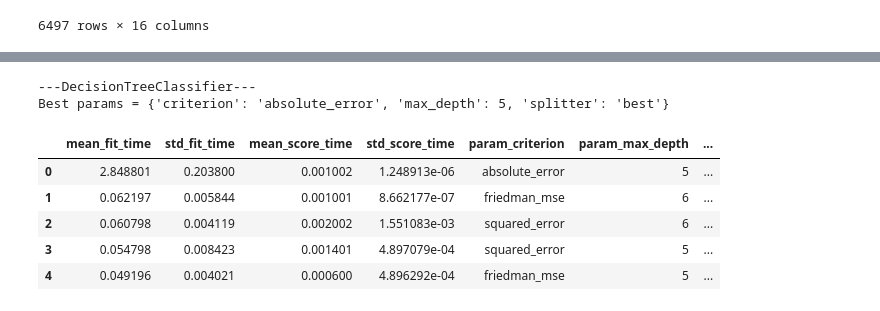
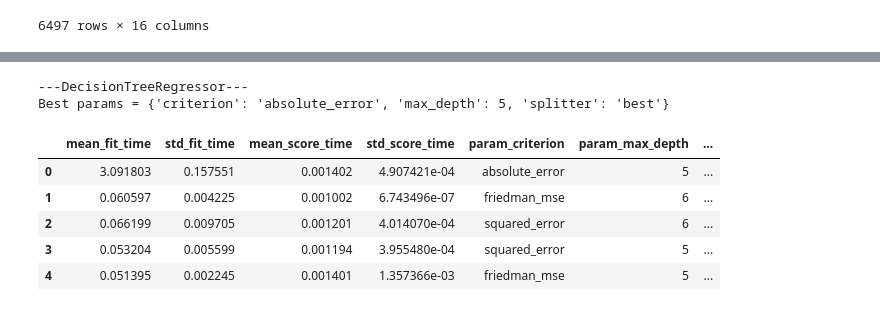
Before and after one commit to mateuspinto/wine-classification, a Jupyter notebook: notebooks/price_model.ipynb, the cells around one changed output, grey strips where cells are left out. Cells and saved outputs as stored; diff of their text form; code cells hidden in the pictures.

```diff
--- a/notebooks/price_model.ipynb
+++ b/notebooks/price_model.ipynb
@@ -130,13 +133,13 @@ DATA_Y = DATA['price'].to_numpy()
 # %%
 %%time
 if True:
-    HP_TUNNER = GridSearchCV(LinearRegression(), {'fit_intercept':[False, True]}, n_jobs=-1)
+    HP_TUNNER = GridSearchCV(LinearRegression(), {'fit_intercept':[False, True], 'normalize':[False, True]}, n_jobs=-1)
     HP_TUNNER.fit(DATA_X, DATA_Y)
 
     print('---LinearRegression---')
     print(f'Best params = {HP_TUNNER.best_params_}')
     print()
-    display(pd.DataFrame(HP_TUNNER.cv_results_).sort_values(by='rank_test_score', ignore_index=True).head())
+    display(pd.DataFrame(HP_TUNNER.cv_results_).sort_values(by='rank_test_score', ignore_index=True).drop(columns=['params', 'split0_test_score', 'split1_test_score', 'split2_test_score', 'split3_test_score', 'split4_test_score']).head())
     print()
 # %% [output]
 ---LinearRegression---
@@ -149,20 +154,20 @@ Wall time: 2.09 s
 # %%
 %%time
 if True:
     HP_TUNNER = GridSearchCV(DecisionTreeRegressor(random_state=RANDOM_SEED), {'max_depth':[4, 5, 6], 'criterion':['squared_error', 'friedman_mse', 'absolute_error'], 'splitter':['best']}, n_jobs=-1)
     HP_TUNNER.fit(DATA_X, DATA_Y)
 
-    print('---DecisionTreeClassifier---')
+    print('---DecisionTreeRegressor---')
     print(f'Best params = {HP_TUNNER.best_params_}')
     print()
-    display(pd.DataFrame(HP_TUNNER.cv_results_).sort_values(by='rank_test_score', ignore_index=True).head())
+    display(pd.DataFrame(HP_TUNNER.cv_results_).sort_values(by='rank_test_score', ignore_index=True).drop(columns=['params', 'split0_test_score', 'split1_test_score', 'split2_test_score', 'split3_test_score', 'split4_test_score']).head())
     print()
 # %% [output]
----DecisionTreeClassifier---
+---DecisionTreeRegressor---
 Best params = {'criterion': 'absolute_error', 'max_depth': 5, 'splitter': 'best'}
 |  | mean_fit_time | std_fit_time | mean_score_time | std_score_time | param_criterion | param_max_depth | ... |
-| 0 | 2.848801 | 0.203800 | 0.001002 | 1.248913e-06 | absolute_error | 5 | ... |
-| 1 | 0.062197 | 0.005844 | 0.001001 | 8.662177e-07 | friedman_mse | 6 | ... |
-| 2 | 0.060798 | 0.004119 | 0.002002 | 1.551083e-03 | squared_error | 6 | ... |
-| 3 | 0.054798 | 0.008423 | 0.001401 | 4.897079e-04 | squared_error | 5 | ... |
-| 4 | 0.049196 | 0.004021 | 0.000600 | 4.896292e-04 | friedman_mse | 5 | ... |
+| 0 | 3.091803 | 0.157551 | 0.001402 | 4.907421e-04 | absolute_error | 5 | ... |
+| 1 | 0.060597 | 0.004225 | 0.001002 | 6.743496e-07 | friedman_mse | 6 | ... |
+| 2 | 0.066199 | 0.009705 | 0.001201 | 4.014070e-04 | squared_error | 6 | ... |
+| 3 | 0.053204 | 0.005599 | 0.001194 | 3.955480e-04 | squared_error | 5 | ... |
+| 4 | 0.051395 | 0.002245 | 0.001401 | 1.357366e-03 | friedman_mse | 5 | ... |
```
Also changed, not shown: parts of 8 cells of this notebook, 2 other files.
